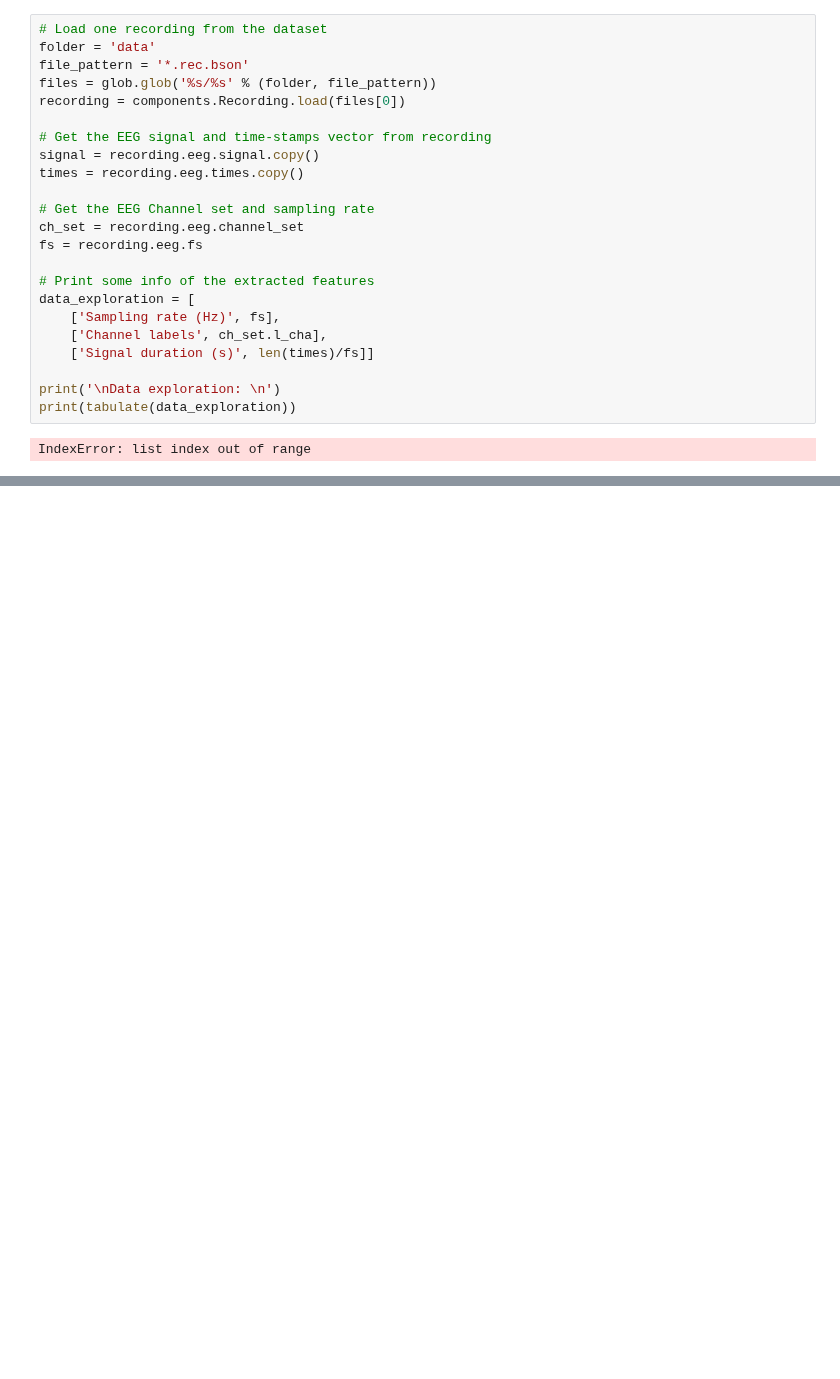
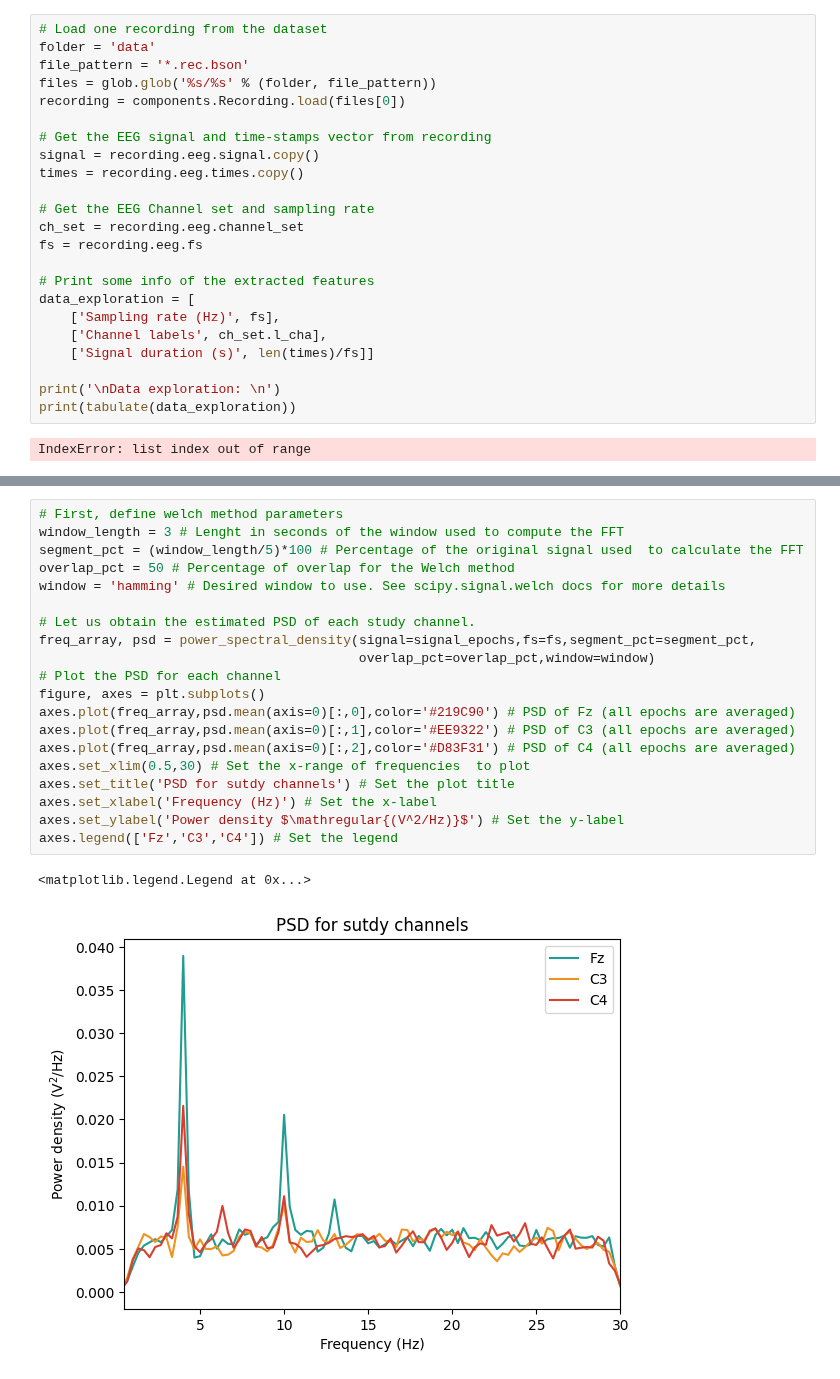
Before and after one commit to medusabci/medusa-tutorials, a Jupyter notebook: medusa-kernel/local_activation_analysis.ipynb, the cells around one changed output, grey strips where cells are left out. Drawn from its saved outputs; the diff is of its cells as text; blank space fills up the shorter version.

```diff
--- a/medusa-kernel/local_activation_analysis.ipynb
+++ b/medusa-kernel/local_activation_analysis.ipynb
@@ -162,0 +194,23 @@ print("The pre-processing stage is finished!")
+# %%
+# First, define welch method parameters
+window_length = 3 # Lenght in seconds of the window used to compute the FFT
+segment_pct = (window_length/5)*100 # Percentage of the original signal used  to calculate the FFT
+overlap_pct = 50 # Percentage of overlap for the Welch method
+window = 'hamming' # Desired window to use. See scipy.signal.welch docs for more details
+
+# Let us obtain the estimated PSD of each study channel.
+freq_array, psd = power_spectral_density(signal=signal_epochs,fs=fs,segment_pct=segment_pct,
+                                         overlap_pct=overlap_pct,window=window)
+# Plot the PSD for each channel
+figure, axes = plt.subplots()
+axes.plot(freq_array,psd.mean(axis=0)[:,0],color='#219C90') # PSD of Fz (all epochs are averaged)
+axes.plot(freq_array,psd.mean(axis=0)[:,1],color='#EE9322') # PSD of C3 (all epochs are averaged)
+axes.plot(freq_array,psd.mean(axis=0)[:,2],color='#D83F31') # PSD of C4 (all epochs are averaged)
+axes.set_xlim(0.5,30) # Set the x-range of frequencies  to plot
+axes.set_title('PSD for sutdy channels') # Set the plot title
+axes.set_xlabel('Frequency (Hz)') # Set the x-label
+axes.set_ylabel('Power density $\mathregular{(V^2/Hz)}$') # Set the y-label
+axes.legend(['Fz','C3','C4']) # Set the legend
+# %% [output]
+<matplotlib.legend.Legend at 0x...>
+[figure, added]
```
Also changed, not shown: parts of 7 cells of this notebook.
